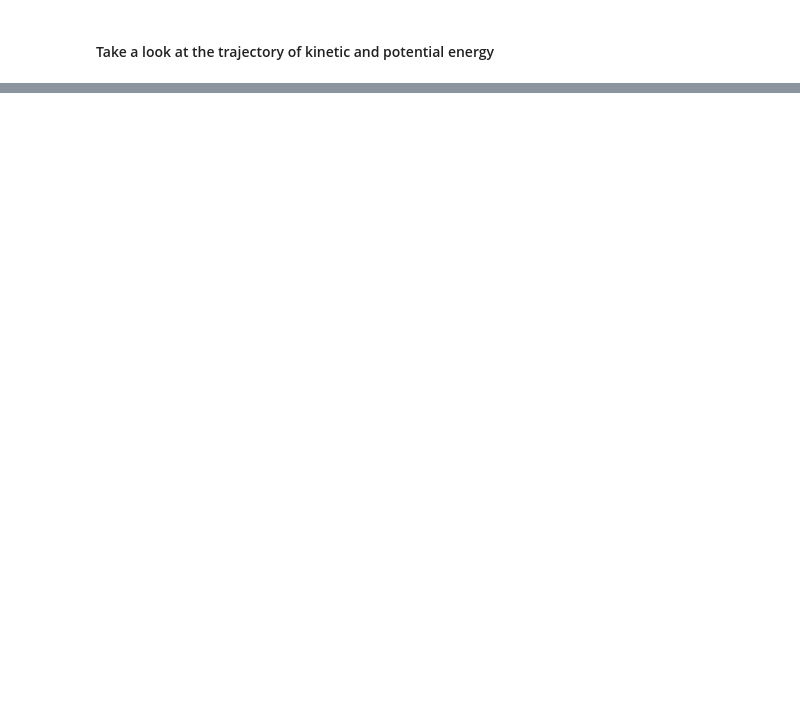
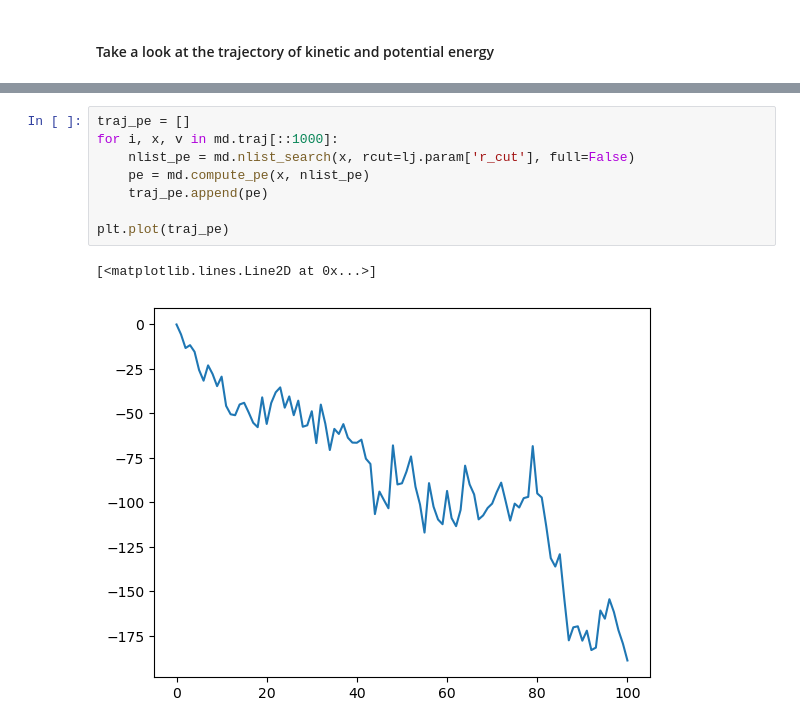
Before and after one commit to Lina492375qW1188/LJ-Langevin-simulation, a Jupyter notebook: lj_particles.ipynb, the cells around one changed output, grey strips where cells are left out. Drawn from its saved outputs; the diff is of its cells as text; blank space fills up the shorter version.

Commit message:
update nlist search

```diff
--- a/lj_particles.ipynb
+++ b/lj_particles.ipynb
@@ -93,0 +95,11 @@ plt.plot(md.traj_pe)
+# %%
+traj_pe = []
+for i, x, v in md.traj[::1000]:
+    nlist_pe = md.nlist_search(x, rcut=lj.param['r_cut'], full=False)
+    pe = md.compute_pe(x, nlist_pe)
+    traj_pe.append(pe)
+
+plt.plot(traj_pe)
+# %% [output]
+[<matplotlib.lines.Line2D at 0x...>]
+[figure, added]
```
Also changed, not shown: parts of 5 cells of this notebook, 2 other files.
